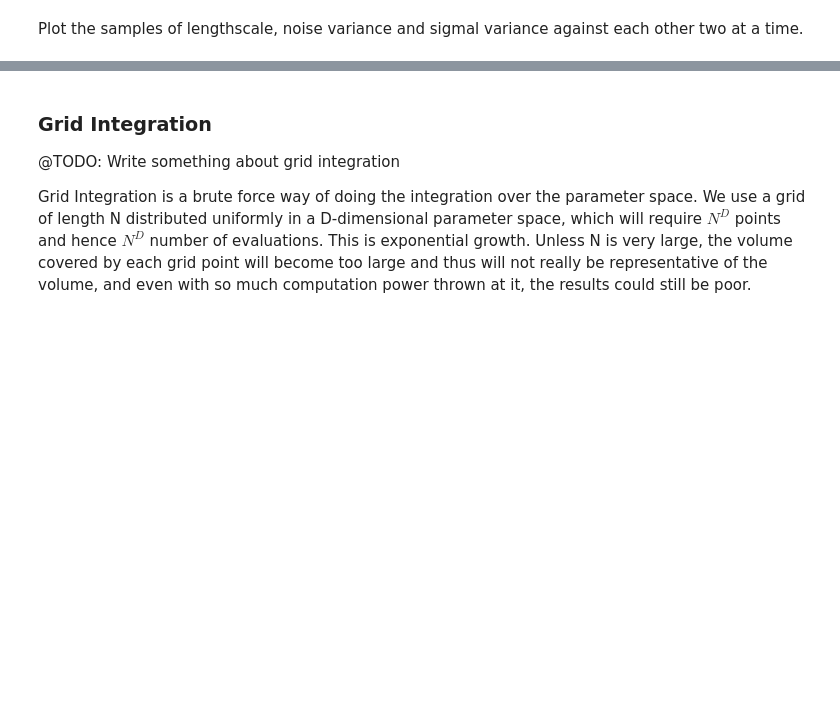
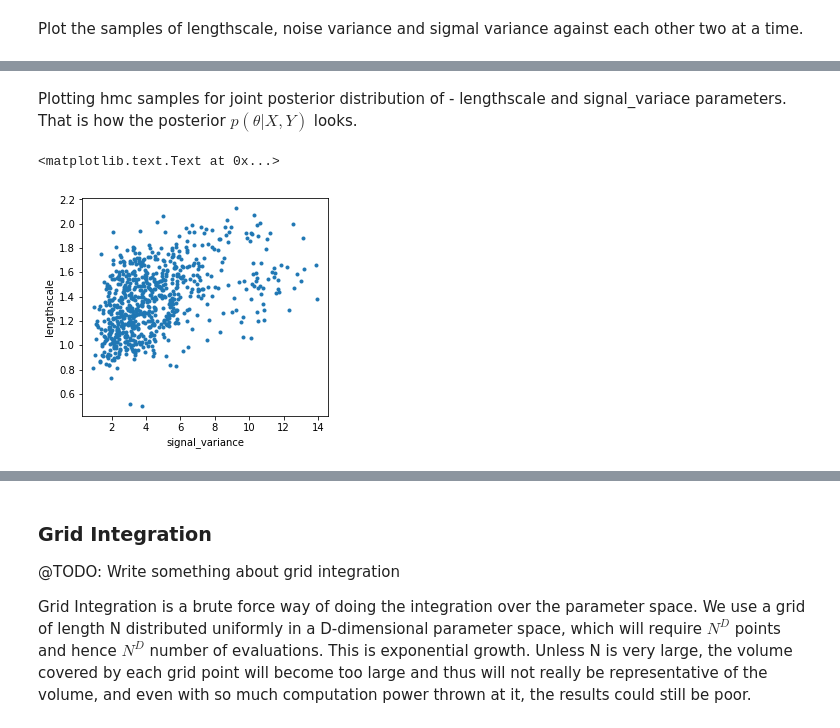
Before and after one commit to adhaka/notebook_gallery, a Jupyter notebook: practice/ccd/Model-Selection.ipynb, the cells around one changed output, grey strips where cells are left out. Cells and saved outputs as stored; diff of their text form; code cells hidden in the pictures; blank space fills up the shorter version.

```diff
--- a/practice/ccd/Model-Selection.ipynb
+++ b/practice/ccd/Model-Selection.ipynb
@@ -278,0 +341,11 @@ Parameters:
+# %% [markdown]
+Plotting hmc samples for joint posterior distribution of - lengthscale and signal_variace parameters.
+That is how the posterior $p(\theta|X, Y)$ looks.
+# %%
+fig = figure(figsize=(15,4))
+ax = fig.add_subplot(131)
+_=ax.plot(samples[:,0],samples[:,1],'.')
+ax.set_xlabel(labels[0]); ax.set_ylabel(labels[1])
+# %% [output]
+<matplotlib.text.Text at 0x...>
+[figure, added]
```
Also changed, not shown: parts of 30 cells of this notebook.
